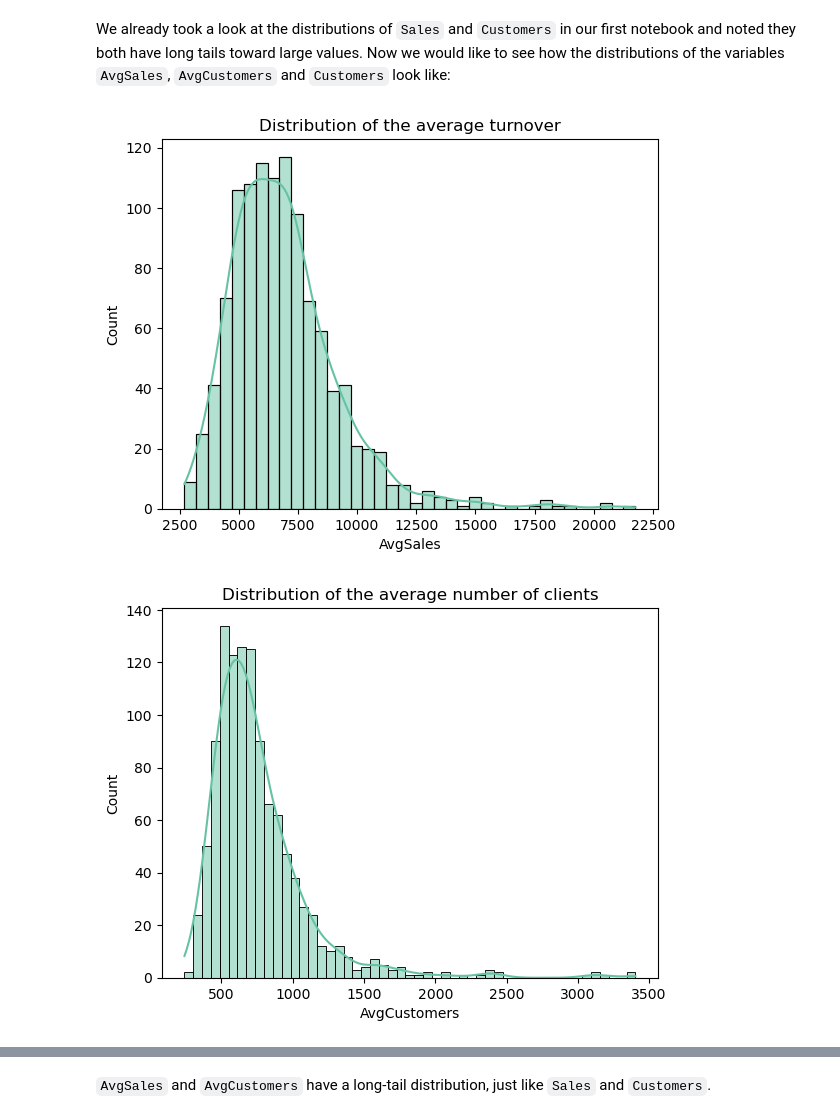
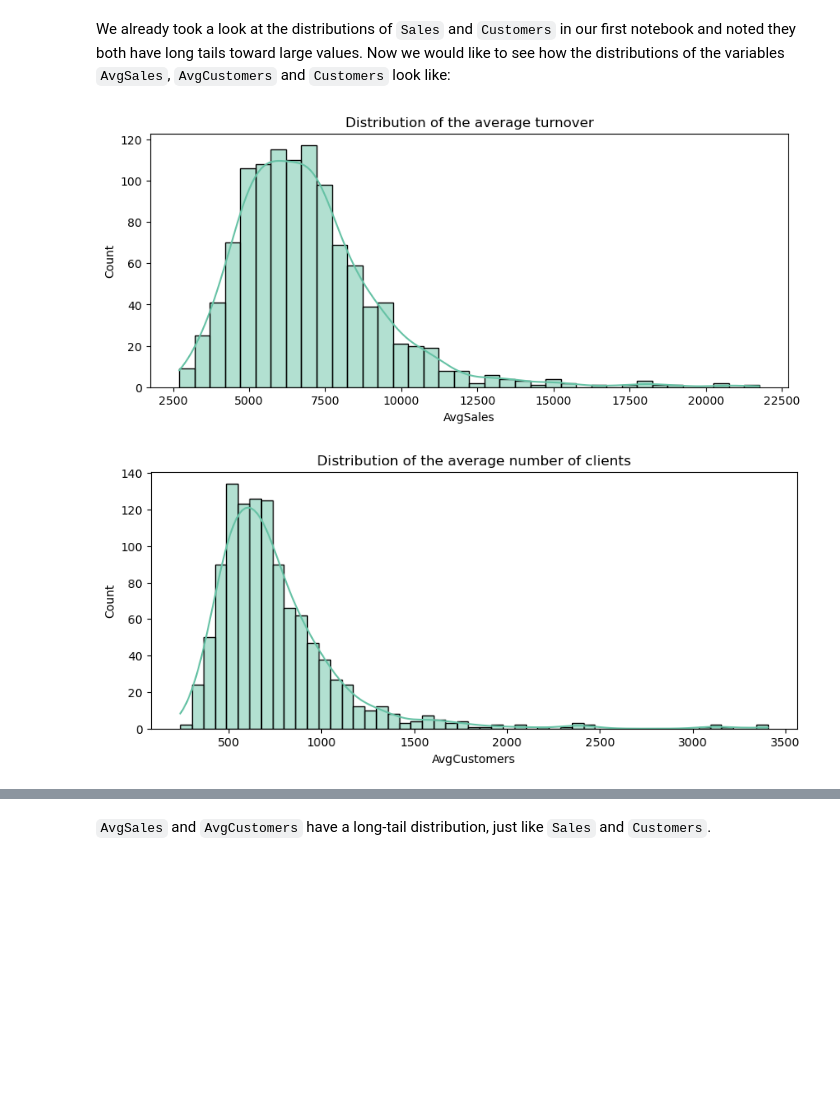
Before and after one commit to xaviermondragon/rossmann, a Jupyter notebook: notebooks/6_reports.ipynb, the cells around one changed output, grey strips where cells are left out. Cells and saved outputs as stored; diff of their text form; code cells hidden in the pictures; blank space fills up the shorter version.

```diff
--- a/notebooks/6_reports.ipynb
+++ b/notebooks/6_reports.ipynb
@@ -65,11 +70,15 @@ sales_df.head()
 # %% [markdown]
 We already took a look at the distributions of `Sales` and `Customers` in our first notebook and noted they both have long tails toward large values. Now we would like to see how the distributions of the variables `AvgSales`, `AvgCustomers` and `Customers` look like:
 # %%
+plt.figure(figsize=(10, 4))
+
 sns.histplot(avgs['AvgSales'], kde=True).set(title="Distribution of the average turnover");
 # %% [output]
-[figure, old version]
+[figure, new version]
 # %%
+plt.figure(figsize=(10, 4))
+
 sns.histplot(avgs['AvgCustomers'], kde=True).set(title="Distribution of the average number of clients");
 # %% [output]
-[figure, old version]
+[figure, new version]
 # %%
```
Also changed, not shown: parts of 15 cells of this notebook, 1 other file.
